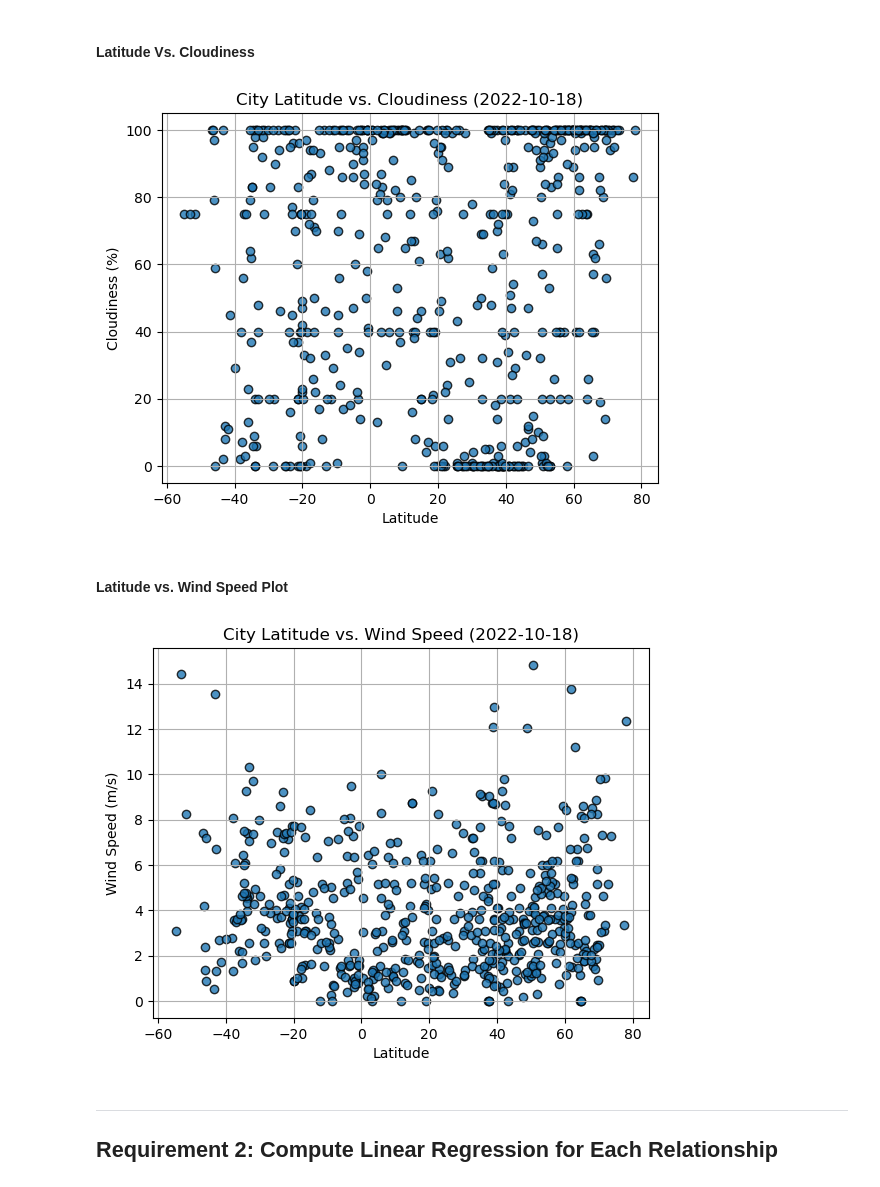
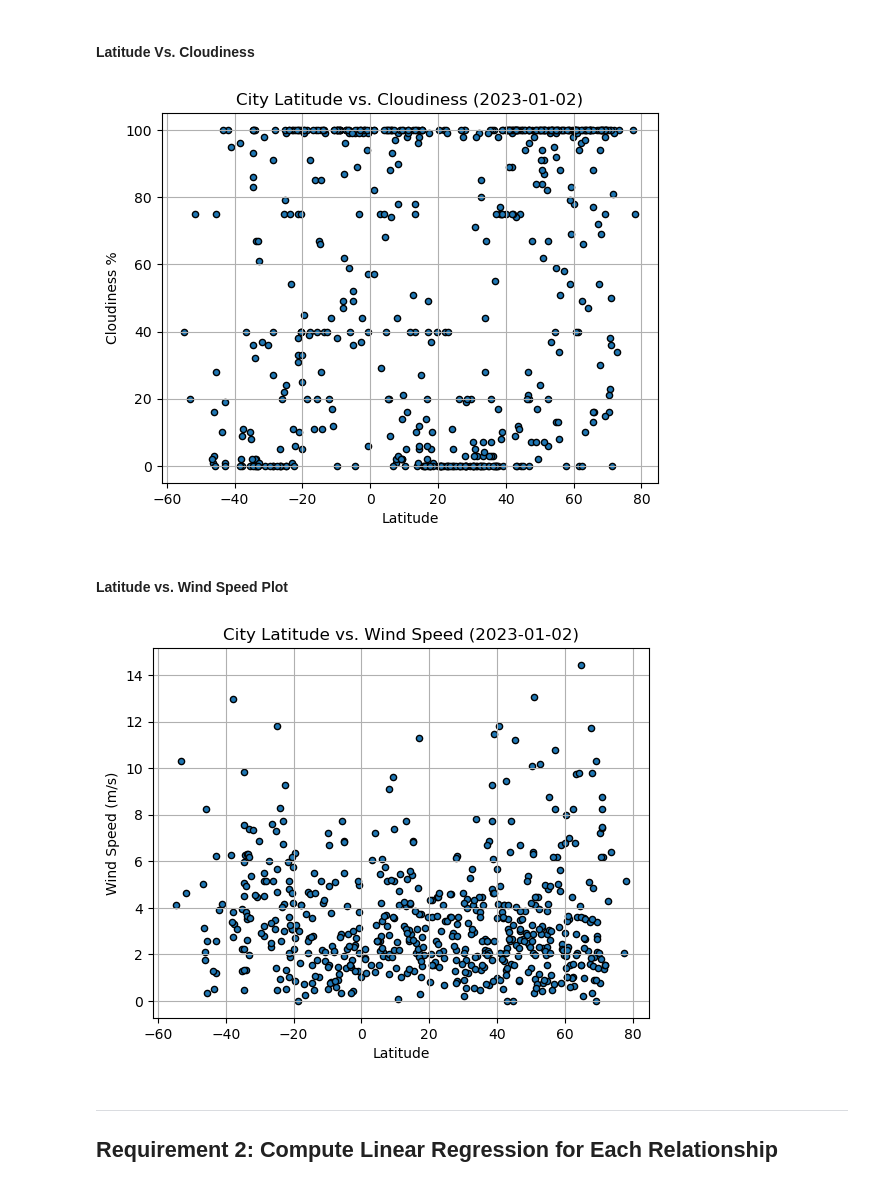
Before and after one commit to ericlsimon/python-api-challenge, a Jupyter notebook: WeatherPy/WeatherPy.ipynb, the cells around one changed output. Saved outputs shown, nothing was run; the diff lists cells and outputs as text; code cells hidden in the pictures.

```diff
--- a/WeatherPy/WeatherPy.ipynb
+++ b/WeatherPy/WeatherPy.ipynb
@@ -237,7 +219,8 @@ plt.show()
 #### Latitude Vs. Cloudiness
 # %%
 # Build the scatter plots for latitude vs. cloudiness
-# YOUR CODE HERE
+city_data_df.plot.scatter(x='Lat',y='Cloudiness', grid =True, edgecolors='black', ylabel= ('Cloudiness %'), xlabel= ('Latitude'), title=('City Latitude vs. Cloudiness (2023-01-02)'))
+
 
 # Incorporate the other graph properties
 # YOUR CODE HERE
@@ -248,23 +231,24 @@ plt.savefig("output_data/Fig3.png")
 # Show plot
 plt.show()
 # %% [output]
-[figure, old version]
+[figure, new version]
 # %% [markdown]
 #### Latitude vs. Wind Speed Plot
 # %%
 # Build the scatter plots for latitude vs. wind speed
-# YOUR CODE HERE
+city_data_df.plot.scatter(x='Lat',y='Wind Speed', grid =True, edgecolors='black', ylabel= ('Wind Speed (m/s)'), xlabel= ('Latitude'), title=('City Latitude vs. Wind Speed (2023-01-02)'))
+
 
 # Incorporate the other graph properties
 # YOUR CODE HERE
 
 # Save the figure
 plt.savefig("output_data/Fig4.png")
 
 # Show plot
 plt.show()
 # %% [output]
-[figure, old version]
+[figure, new version]
 # %% [markdown]
 ---
 
```
Also changed, not shown: parts of 29 cells of this notebook, 5 other files.
